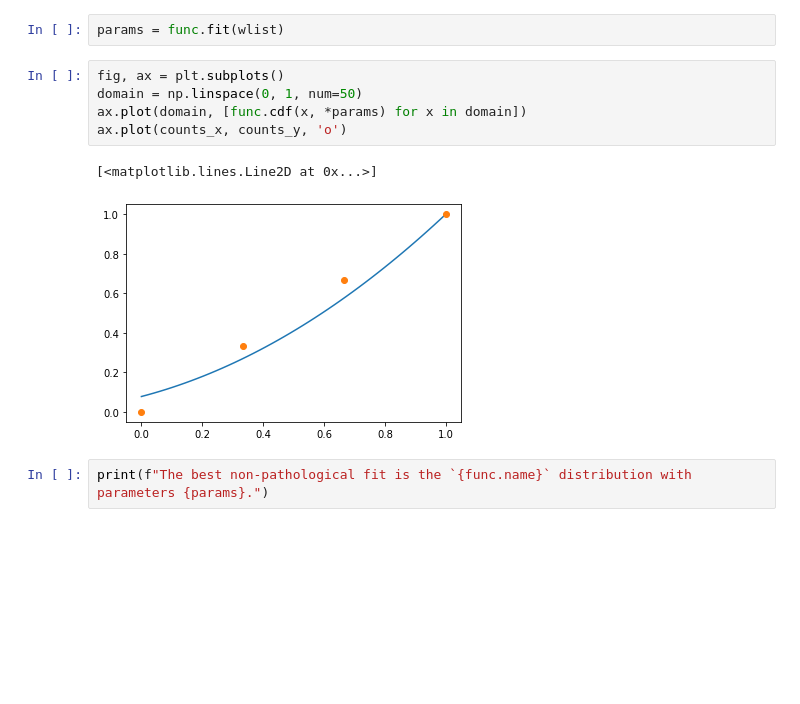
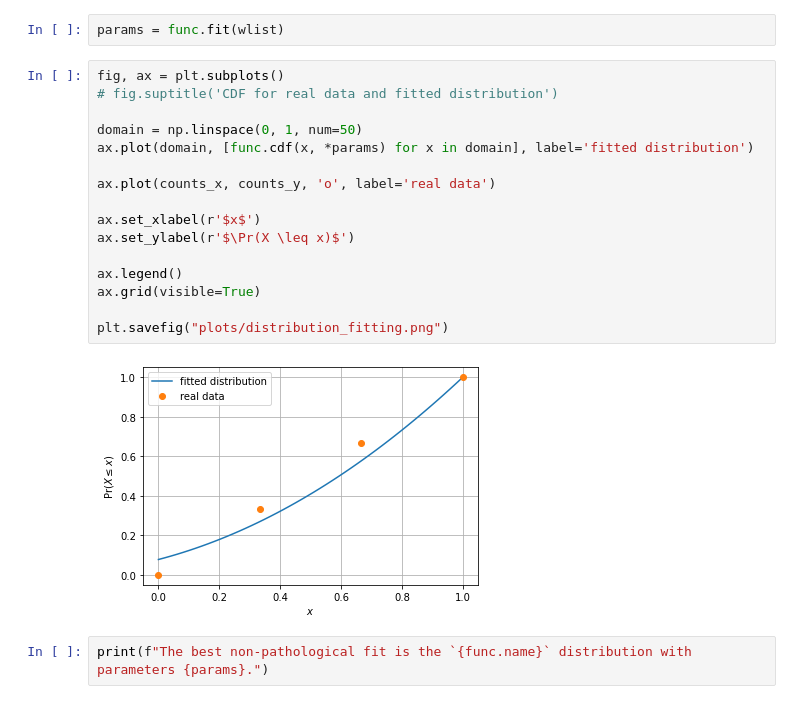
Before and after one commit to UIC-InDeXLab/news-ordering, a Jupyter notebook: labels_to_graph.ipynb, the cells around one changed output. Cells and saved outputs as stored; diff of their text form; blank space fills up the shorter version.

Commit message:
Add and modify many plots
Added early stopping experiment and plot.
Added gridlines to, modified linestyles of,
and removed titles from many plots, among
other improvements.

```diff
--- a/labels_to_graph.ipynb
+++ b/labels_to_graph.ipynb
@@ -95,12 +95,22 @@ func = st.triang
 params = func.fit(wlist)
 # %%
 fig, ax = plt.subplots()
+# fig.suptitle('CDF for real data and fitted distribution')
+
 domain = np.linspace(0, 1, num=50)
-ax.plot(domain, [func.cdf(x, *params) for x in domain])
-ax.plot(counts_x, counts_y, 'o')
+ax.plot(domain, [func.cdf(x, *params) for x in domain], label='fitted distribution')
+
+ax.plot(counts_x, counts_y, 'o', label='real data')
+
+ax.set_xlabel(r'$x$')
+ax.set_ylabel(r'$\Pr(X \leq x)$')
+
+ax.legend()
+ax.grid(visible=True)
+
+plt.savefig("plots/distribution_fitting.png")
 # %% [output]
-[<matplotlib.lines.Line2D at 0x...>]
-[figure, old version]
+[figure, new version]
 # %%
 print(f"The best non-pathological fit is the `{func.name}` distribution with parameters {params}.")
 # %% [output]
```
Also changed, not shown: parts of 1 cell of this notebook, 14 other files.
